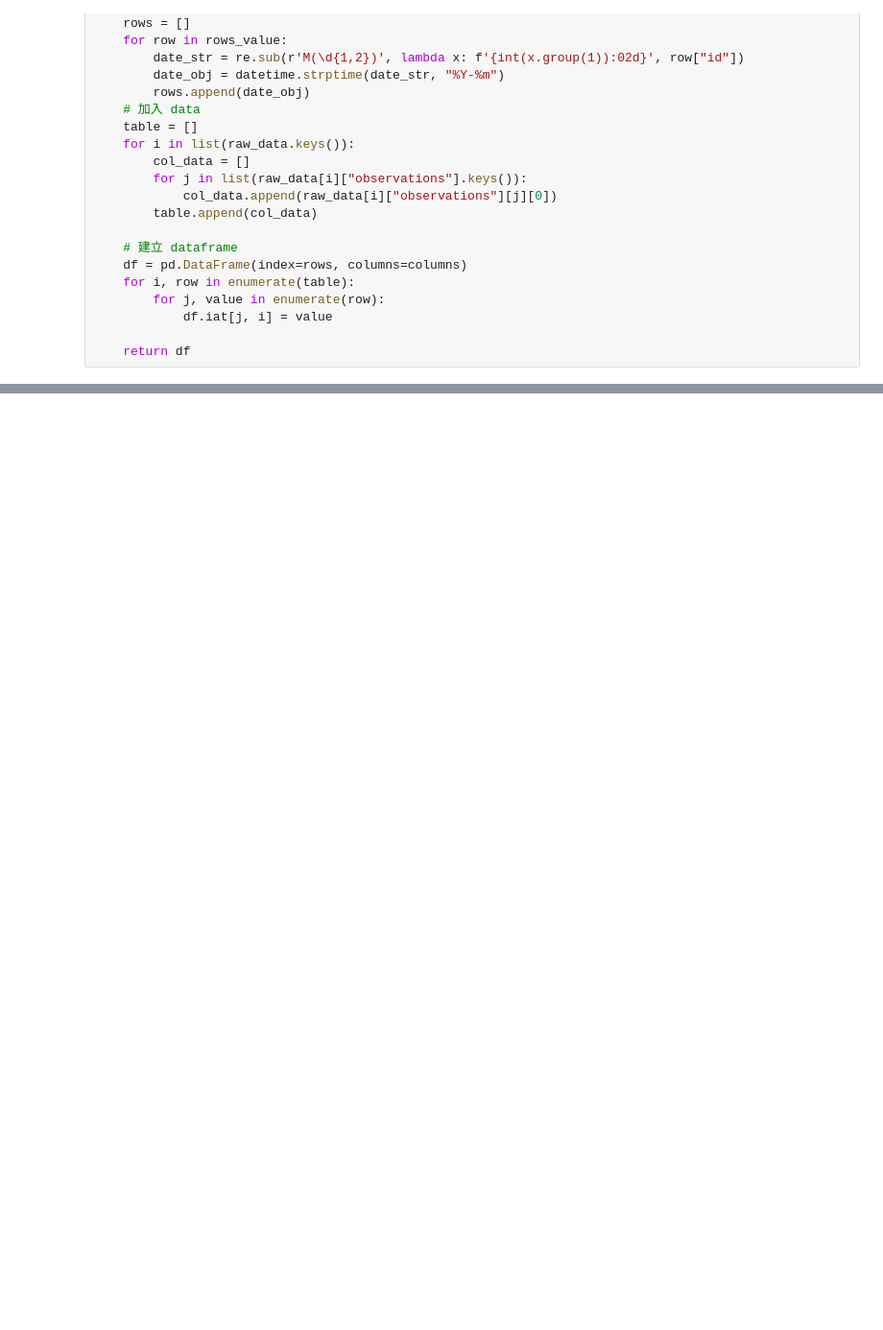
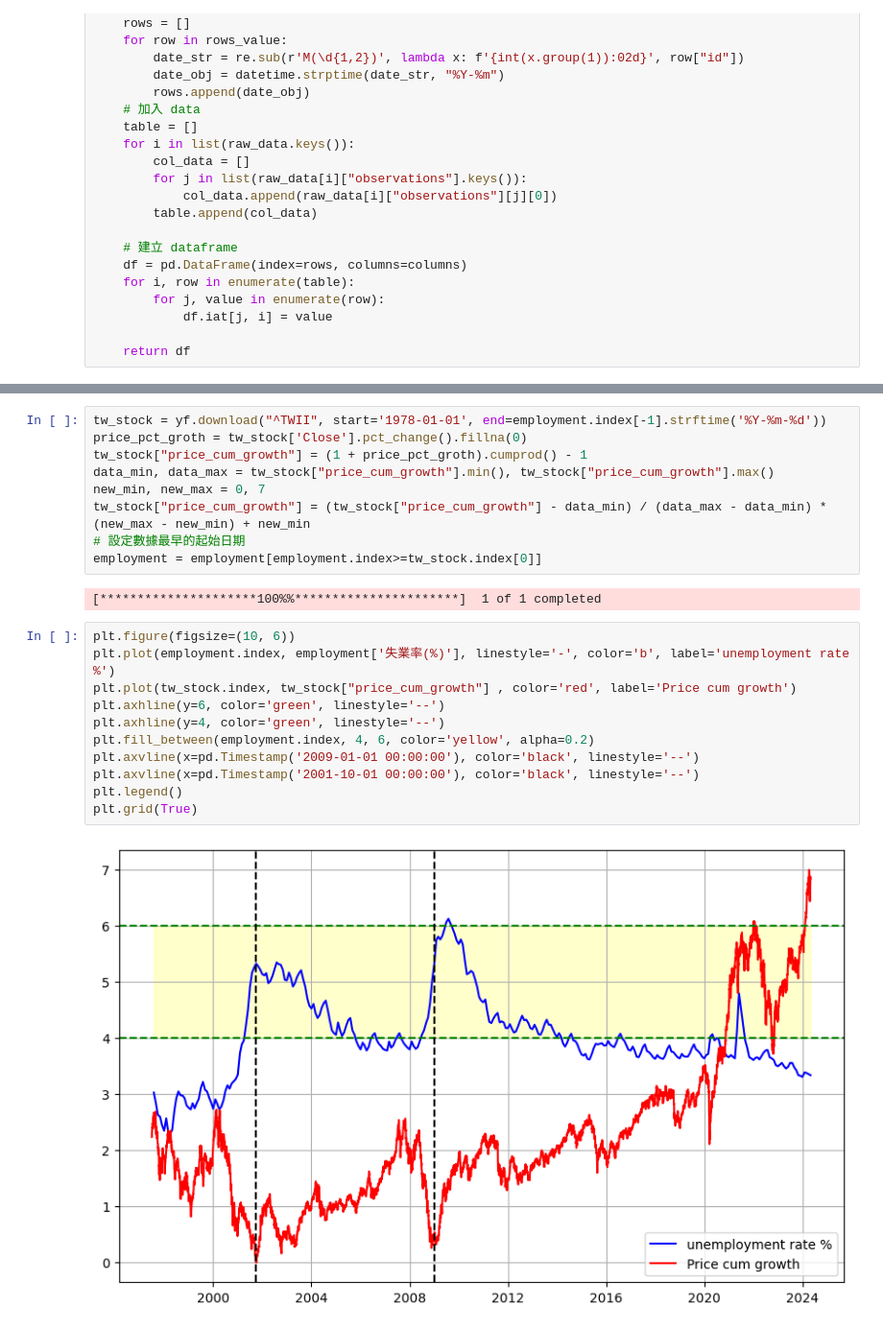
Before and after one commit to nuts-has-been-taken/tw-stock, a Jupyter notebook: stock_experiment/unemployment_rate.ipynb, the cells around one changed output, grey strips where cells are left out. Shown at 96% size. Drawn from its saved outputs; the diff is of its cells as text; blank space fills up the shorter version.

Commit message:
🚧 add unempolyment rate analysis

```diff
--- a/stock_experiment/unemployment_rate.ipynb
+++ b/stock_experiment/unemployment_rate.ipynb
@@ -75,3 +77,27 @@ employment.head()
 | 1978-03-01 | 16884 | 10706 | 6175 | 6066 | 108 | 63.41 | 36.57 | 57.68 | ... |
 | 1978-04-01 | 16908 | 10717 | 6229 | 6131 | 98 | 63.39 | 36.84 | 58.12 | ... |
 | 1978-05-01 | 16930 | 10746 | 6261 | 6155 | 106 | 63.47 | 36.98 | 58.26 | ... |
+# %%
+tw_stock = yf.download("^TWII", start='1978-01-01', end=employment.index[-1].strftime('%Y-%m-%d'))
+price_pct_groth = tw_stock['Close'].pct_change().fillna(0)
+tw_stock["price_cum_growth"] = (1 + price_pct_groth).cumprod() - 1
+data_min, data_max = tw_stock["price_cum_growth"].min(), tw_stock["price_cum_growth"].max()
+new_min, new_max = 0, 7
+tw_stock["price_cum_growth"] = (tw_stock["price_cum_growth"] - data_min) / (data_max - data_min) * (new_max - new_min) + new_min
+# 設定數據最早的起始日期
+employment = employment[employment.index>=tw_stock.index[0]]
+# %% [output]
+[*********************100%%**********************]  1 of 1 completed
+# %%
+plt.figure(figsize=(10, 6))
+plt.plot(employment.index, employment['失業率(%)'], linestyle='-', color='b', label='unemployment rate %')
+plt.plot(tw_stock.index, tw_stock["price_cum_growth"] , color='red', label='Price cum growth')
+plt.axhline(y=6, color='green', linestyle='--')
+plt.axhline(y=4, color='green', linestyle='--')
+plt.fill_between(employment.index, 4, 6, color='yellow', alpha=0.2)
+plt.axvline(x=pd.Timestamp('2009-01-01 00:00:00'), color='black', linestyle='--')
+plt.axvline(x=pd.Timestamp('2001-10-01 00:00:00'), color='black', linestyle='--')
+plt.legend()
+plt.grid(True)
+# %% [output]
+[figure, added]
```
Also changed, not shown: parts of 4 cells of this notebook.
